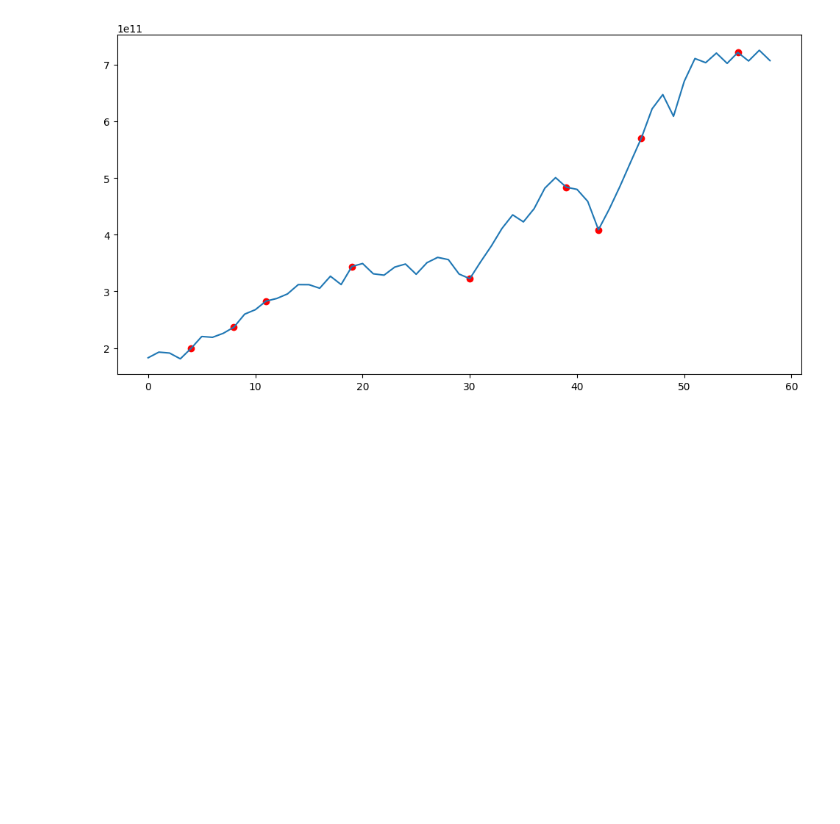
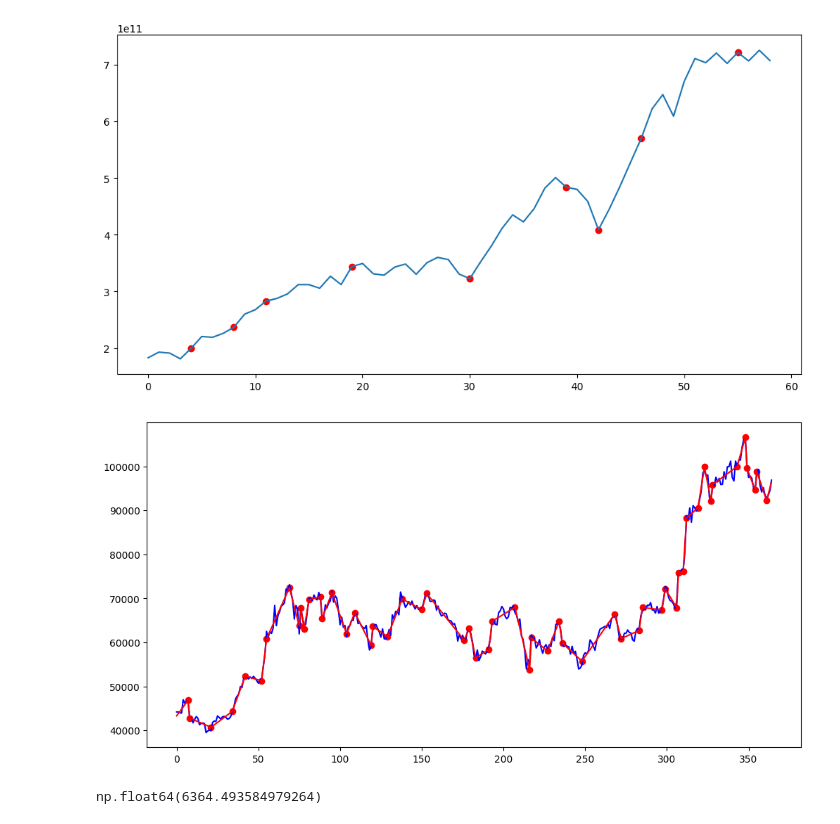
Before and after one commit to QMoayedpour/CPD_MVA, a Jupyter notebook: ntbk/synth_data.ipynb, the cells around one changed output. Drawn from its saved outputs; the diff is of its cells as text; code cells hidden in the pictures; blank space fills up the shorter version.

```diff
--- a/ntbk/synth_data.ipynb
+++ b/ntbk/synth_data.ipynb
@@ -109,3 +109,30 @@ plt.scatter(output, y[output], c="r")
 # %% [output]
 <matplotlib.collections.PathCollection at 0x...>
 [figure]
+# %%
+
+with open("../data/market-price.json", "r") as file:
+    data = json.load(file)
+
+market_price_data = data["market-price"]
+
+df = pd.DataFrame(market_price_data)
+
+df.rename(columns={"x": "timestamp", "y": "value"}, inplace=True)
+
+df["timestamp"] = pd.to_datetime(df["timestamp"], unit='ms')
+
+y = df["value"].to_numpy()
+
+
+h = LogCost(1)
+sigma = median_abs_deviation(np.diff(y))
+beta = 10
+
+detector = CPOP(y, sigma, beta, h)
+output = detector.run()
+detector.compute_approx_and_plot()
+detector.BIC()
+# %% [output]
+[figure, added]
+np.float64(6364.493584979264)
```
Also changed, not shown: parts of 2 cells of this notebook, 1 other file.
